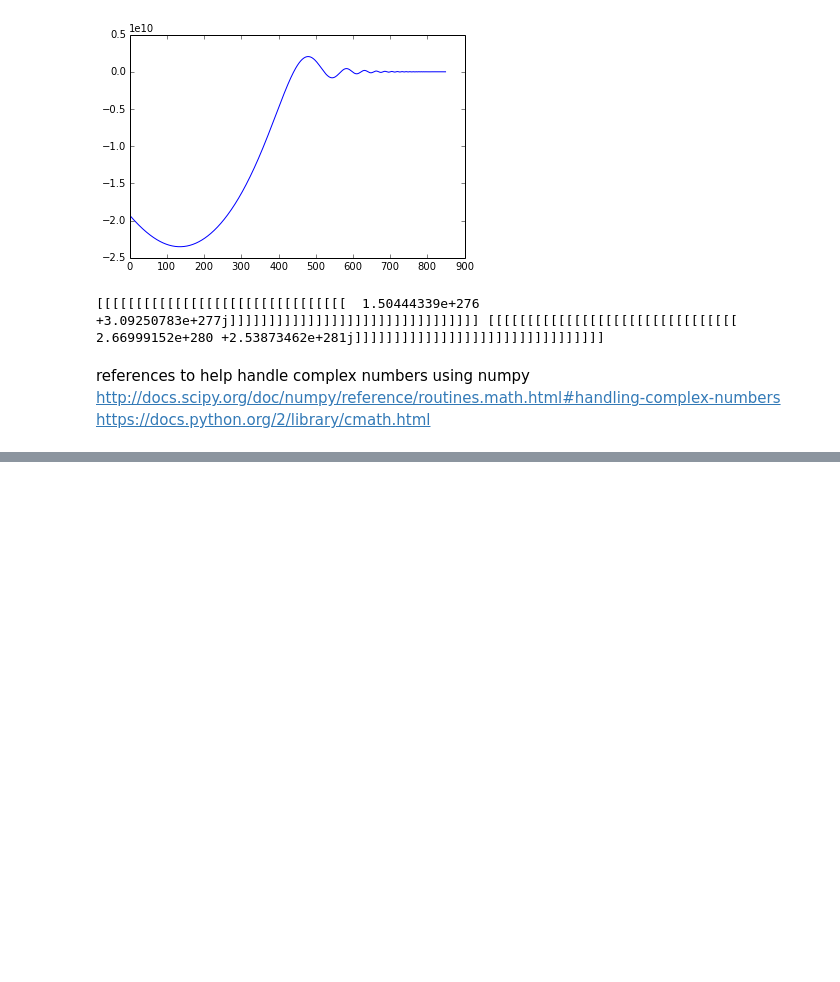
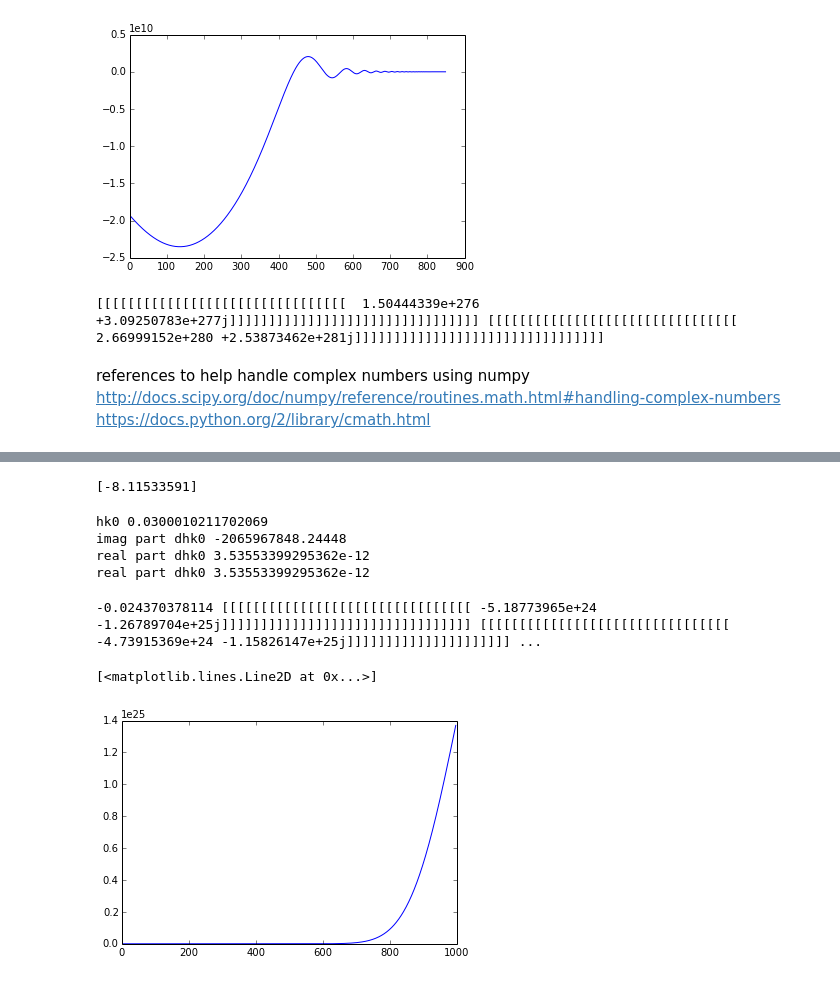
Before and after one commit to rahulporuri/project_work, a Jupyter notebook: test-Copy0.ipynb, the cells around one changed output, grey strips where cells are left out. Drawn from its saved outputs; the diff is of its cells as text; code cells hidden in the pictures; blank space fills up the shorter version.

```diff
--- a/test-Copy0.ipynb
+++ b/test-Copy0.ipynb
@@ -307,0 +317,23 @@ https://docs.python.org/2/library/cmath.html
+# %%
+k0 = 1e-5*numpy.exp(-25)
+# %%
+A = lambda N : a0*exp(x**2/2).subs(x,N).evalf()
+an = lambda n : a0*((1+(n/n0)**2)**p)
+nn = lambda N : -n0*((A(N)/a0)**(1./p)-1)**(1./2)
+n = lambda N : nn(N)
+aN = lambda N : an(n(N))
+h = lambda n : (sym.diff(an(x),x).subs(x,n).evalf())/(an(n)**2)
+H = lambda N : h(n(N))
+
+fn = lambda n : sym.diff(sym.diff(an(x),x),x).subs(x,n).evalf()/an(n)
+fN = lambda N : fn(n(N))
+
+DH = lambda N : sym.diff(H(x),x).subs(x,N).evalf()
+# %%
+temp = numpy.array([-8])
+for i in range(20):
+    temp = opt.newton_krylov(lambda N : (k0)**2 - 1e+04*fN(N),temp)
+
+print temp
+# %% [output]
+[-8.11533591]
@@ -307,0 +342,10 @@ https://docs.python.org/2/library/cmath.html
+# %%
+print 'hk0', (((2.*k0)**(1./2))*A(Nics))**(-1.)
+print 'imag part dhk0', -Nics*((k0/2)**(1/2))/(A(Nics)*A(Nics)*H(Nics))
+print 'real part dhk0', -(H(Nics))*((2*k0)**(-1/2))
+print 'real part dhk0', -(sym.diff(an(x),x).subs(x,n(Nics)).evalf()/(A(Nics)**2))*((2*k0)**(-1/2))
+# %% [output]
+hk0 0.0300010211702069
+imag part dhk0 -2065967848.24448
+real part dhk0 3.53553399295362e-12
+real part dhk0 3.53553399295362e-12
@@ -307,0 +407,9 @@ https://docs.python.org/2/library/cmath.html
+# %%
+print N-step, hk0, Dhk0
+# %% [output]
+-0.024370378114 [[[[[[[[[[[[[[[[[[[[[[[[[[[[[[[[ -5.18773965e+24 -1.26789704e+25j]]]]]]]]]]]]]]]]]]]]]]]]]]]]]]]] [[[[[[[[[[[[[[[[[[[[[[[[[[[[[[[[ -4.73915369e+24 -1.15826147e+25j]]]]]]]]]]]]]]]]]]]]] ...
+# %%
+plt.plot(numpy.absolute(hk))
+# %% [output]
+[<matplotlib.lines.Line2D at 0x...>]
+[figure, added]
```
Also changed, not shown: parts of 33 cells of this notebook, 2 other files.
